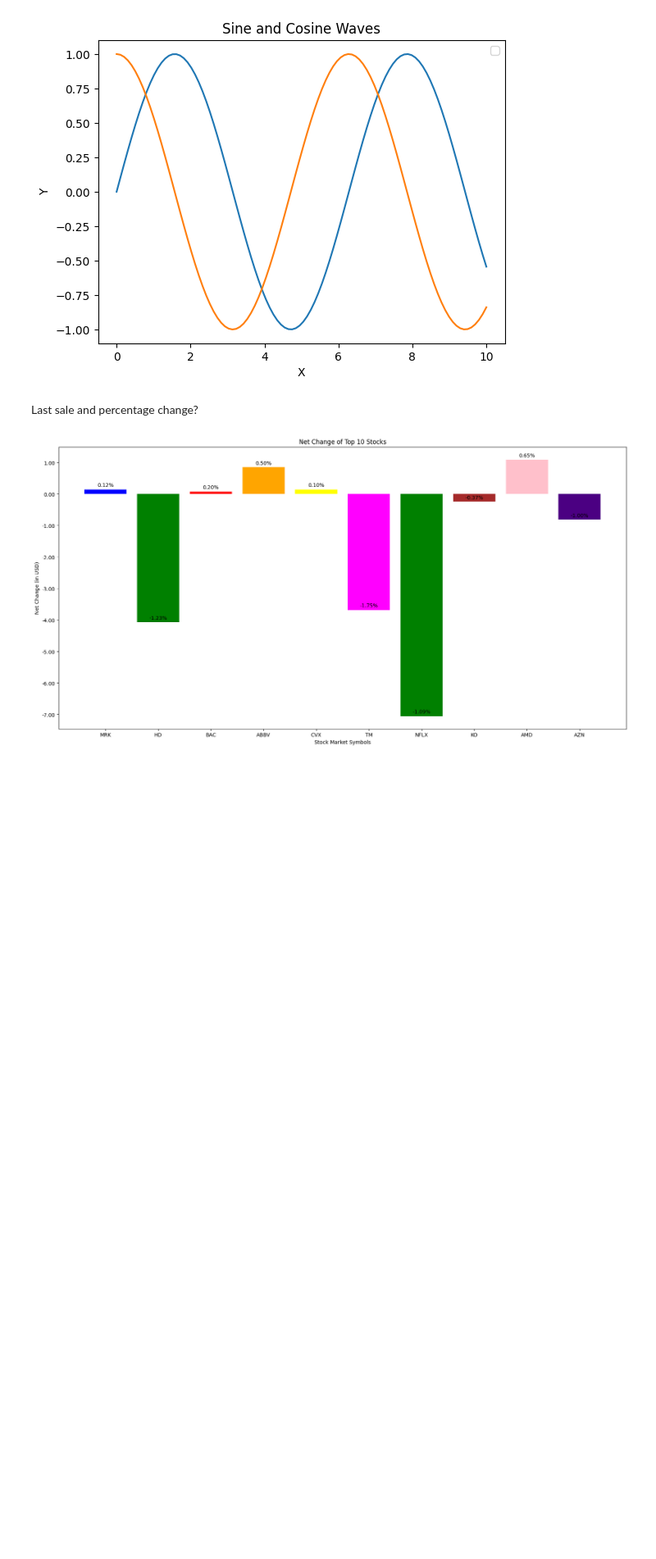
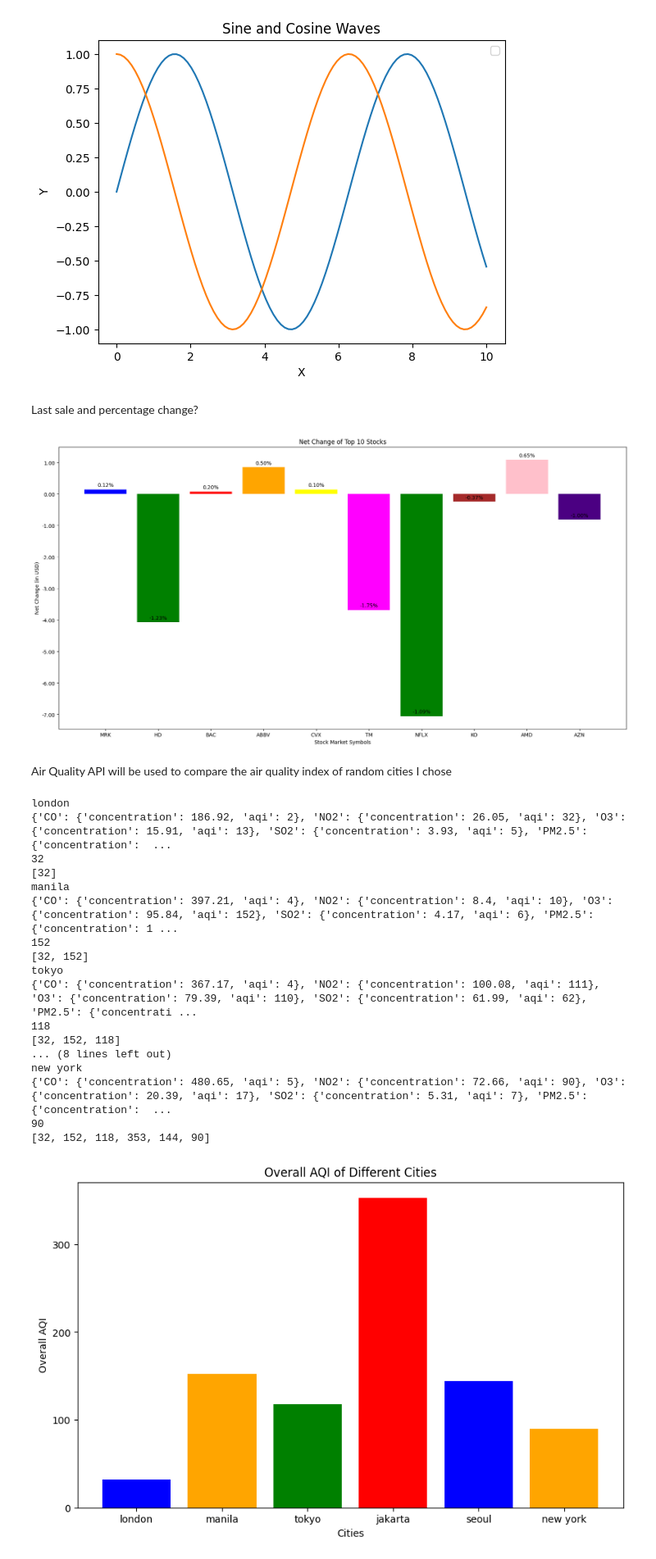
Before and after one commit to Alexander040105/self-learning-projects, a Jupyter notebook: csv_project/aral_pandas/self_activity.ipynb, the cells around one changed output. Shown at 82% size. Saved outputs shown, nothing was run; the diff lists cells and outputs as text; code cells hidden in the pictures; blank space fills up the shorter version.

Commit message:
practiced matplotlib using the Air Quality API

```diff
--- a/csv_project/aral_pandas/self_activity.ipynb
+++ b/csv_project/aral_pandas/self_activity.ipynb
@@ -436,3 +436,63 @@ except requests.exceptions.RequestException as e:
     print(f"Failed to fetch data: {e}")
 # %% [output]
 [figure]
+# %% [markdown]
+Air Quality API will be used to compare the air quality index of random cities I chose
+# %%
+import requests
+import pandas as pd
+import matplotlib.pyplot as plt
+from matplotlib.ticker import ScalarFormatter, MultipleLocator
+
+cities = ['london', 'manila', 'tokyo', 'jakarta', 'seoul', 'new york']
+overallAqi = []
+city = 'london'
+
+#getting the overall AQIs for each city in the cities list
+for cityNames in cities:
+    api_url = 'https://api.api-ninjas.com/v1/airquality?city={}'.format(cityNames)
+    response = requests.get(api_url, headers={'X-Api-Key': 'jW4AqYdqECb1qfHcjwQGdQ==bedaOmLDPd64Wkq4'})
+    if response.status_code == requests.codes.ok:
+        data = response.json()
+        print(cityNames)
+        print(data)
+        print(data['overall_aqi'])
+        overallAqi.append(data['overall_aqi'])
+        print(overallAqi)
+    else:
+        print("Error:", response.status_code, response.text)
+
+
+
+# Plotting the data
+plt.figure(figsize=(10, 6))
+plt.bar(cities, overallAqi, color=['blue', 'orange', 'green', 'red'])
+plt.xlabel('Cities')
+plt.ylabel('Overall AQI')
+plt.title('Overall AQI of Different Cities')
+
+# Set y-axis to be in increments of 100
+ax = plt.gca()
+ax.yaxis.set_major_locator(MultipleLocator(100))
+ax.yaxis.set_major_formatter(ScalarFormatter())
+
+plt.show()
+# %% [output]
+london
+{'CO': {'concentration': 186.92, 'aqi': 2}, 'NO2': {'concentration': 26.05, 'aqi': 32}, 'O3': {'concentration': 15.91, 'aqi': 13}, 'SO2': {'concentration': 3.93, 'aqi': 5}, 'PM2.5': {'concentration':  ...
+32
+[32]
+manila
+{'CO': {'concentration': 397.21, 'aqi': 4}, 'NO2': {'concentration': 8.4, 'aqi': 10}, 'O3': {'concentration': 95.84, 'aqi': 152}, 'SO2': {'concentration': 4.17, 'aqi': 6}, 'PM2.5': {'concentration': 1 ...
+152
+[32, 152]
+tokyo
+{'CO': {'concentration': 367.17, 'aqi': 4}, 'NO2': {'concentration': 100.08, 'aqi': 111}, 'O3': {'concentration': 79.39, 'aqi': 110}, 'SO2': {'concentration': 61.99, 'aqi': 62}, 'PM2.5': {'concentrati ...
+118
+[32, 152, 118]
+... (8 lines left out)
+new york
+{'CO': {'concentration': 480.65, 'aqi': 5}, 'NO2': {'concentration': 72.66, 'aqi': 90}, 'O3': {'concentration': 20.39, 'aqi': 17}, 'SO2': {'concentration': 5.31, 'aqi': 7}, 'PM2.5': {'concentration':  ...
+90
+[32, 152, 118, 353, 144, 90]
+[figure, added]
```
